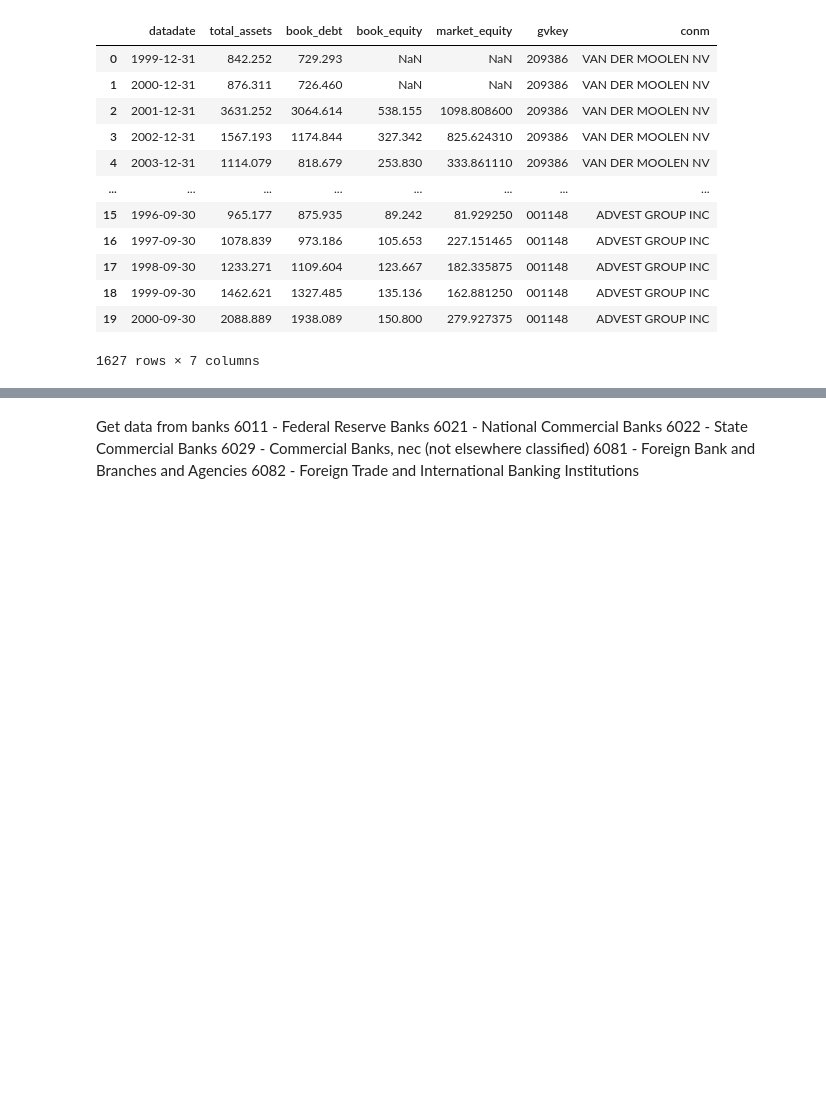
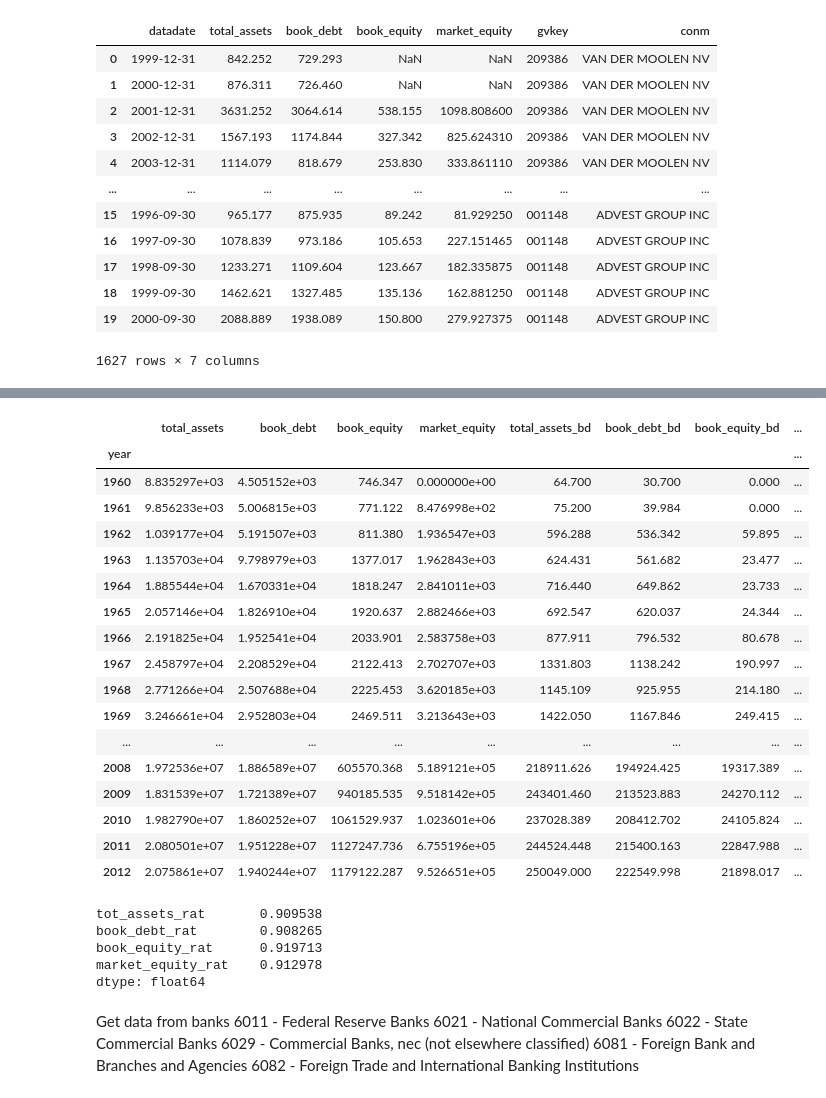
Before and after one commit to 1scarecrow1/intermediary-asset-pricing, a Jupyter notebook: src/Table02.ipynb, the cells around one changed output, grey strips where cells are left out. Saved outputs shown, nothing was run; the diff lists cells and outputs as text; code cells hidden in the pictures; blank space fills up the shorter version.

```diff
--- a/src/Table02.ipynb
+++ b/src/Table02.ipynb
@@ -104,7 +85,8 @@ Get all data from banks
 # %% [markdown]
 Get data from all firms in Compustat
 # %%
-prim_dealers.drop_duplicates()
+prim_dealers = prim_dealers.drop_duplicates()
+prim_dealers
 # %% [output]
 |  | datadate | total_assets | book_debt | book_equity | market_equity | gvkey | conm |
 | 0 | 1993-12-31 | 50782.297 | 47213.898 | 3226.500 | 7121.765625 | 008007 | WELLS FARGO & CO |
@@ -119,3 +101,11 @@ prim_dealers.drop_duplicates()
 | 6 | 2004-12-31 | 823953.817 | 797891.813 | 19230.729 | 44400.773200 | 015504 | ABN-AMRO HOLDINGS NV |
 | 7 | 2005-12-31 | 1043048.097 | 1014447.298 | 26314.109 | 49088.828800 | 015504 | ABN-AMRO HOLDINGS NV |
 816 rows × 7 columns
+# %%
+yearly_sum_pd = prim_dealers.groupby('datadate').agg({
+    'total_assets': 'sum',
+    'book_debt': 'sum',
+    'book_equity': 'sum',
+    'market_equity': 'sum'
+}).reset_index()
+yearly_sum_pd
@@ -205,7 +210,8 @@ print(empty_tickers)
 # %% [output]
 []
 # %%
-broker_dealers.drop_duplicates()
+broker_dealers = broker_dealers.drop_duplicates()
+broker_dealers
 # %% [output]
 |  | datadate | total_assets | book_debt | book_equity | market_equity | gvkey | conm |
 | 0 | 1999-12-31 | 842.252 | 729.293 | NaN | NaN | 209386 | VAN DER MOOLEN NV |
@@ -220,3 +226,12 @@ broker_dealers.drop_duplicates()
 | 18 | 1999-09-30 | 1462.621 | 1327.485 | 135.136 | 162.881250 | 001148 | ADVEST GROUP INC |
 | 19 | 2000-09-30 | 2088.889 | 1938.089 | 150.800 | 279.927375 | 001148 | ADVEST GROUP INC |
 1627 rows × 7 columns
+# %%
+yearly_sum_bd = broker_dealers.groupby('datadate').agg({
+    'total_assets': 'sum',
+    'book_debt': 'sum',
+    'book_equity': 'sum',
+    'market_equity': 'sum'
+}).reset_index()
+yearly_sum_bd = yearly_sum_bd.rename(columns={'total_assets':'total_assets_bd', 'book_debt':'book_debt_bd', 'book_equity':'book_equity_bd','market_equity':'market_equity_bd' })
+yearly_sum_bd
@@ -223,3 +252,49 @@ broker_dealers.drop_duplicates()
+# %%
+merged_pd_bd = pd.merge(yearly_sum_pd, yearly_sum_bd, left_on='datadate', right_on='datadate')
+merged_pd_bd.index = pd.to_datetime(merged_pd_bd['datadate'])
+merged_pd_bd['year'] = pd.to_datetime(merged_pd_bd['datadate']).dt.year
+merged_pd_bd = merged_pd_bd.groupby('year').agg({
+    'total_assets': 'sum',
+    'book_debt': 'sum',
+    'book_equity': 'sum',
+    'market_equity': 'sum',
+    'total_assets_bd': 'sum',
+    'book_debt_bd': 'sum',
+    'book_equity_bd': 'sum',
+    'market_equity_bd': 'sum'
+})
+merged_pd_bd
+# %% [output]
+|  | total_assets | book_debt | book_equity | market_equity | total_assets_bd | book_debt_bd | book_equity_bd | ... |
+| year |  |  |  |  |  |  |  | ... |
+| 1960 | 8.835297e+03 | 4.505152e+03 | 746.347 | 0.000000e+00 | 64.700 | 30.700 | 0.000 | ... |
+| 1961 | 9.856233e+03 | 5.006815e+03 | 771.122 | 8.476998e+02 | 75.200 | 39.984 | 0.000 | ... |
+| 1962 | 1.039177e+04 | 5.191507e+03 | 811.380 | 1.936547e+03 | 596.288 | 536.342 | 59.895 | ... |
+| 1963 | 1.135703e+04 | 9.798979e+03 | 1377.017 | 1.962843e+03 | 624.431 | 561.682 | 23.477 | ... |
+| 1964 | 1.885544e+04 | 1.670331e+04 | 1818.247 | 2.841011e+03 | 716.440 | 649.862 | 23.733 | ... |
+| 1965 | 2.057146e+04 | 1.826910e+04 | 1920.637 | 2.882466e+03 | 692.547 | 620.037 | 24.344 | ... |
+| 1966 | 2.191825e+04 | 1.952541e+04 | 2033.901 | 2.583758e+03 | 877.911 | 796.532 | 80.678 | ... |
+| 1967 | 2.458797e+04 | 2.208529e+04 | 2122.413 | 2.702707e+03 | 1331.803 | 1138.242 | 190.997 | ... |
+| 1968 | 2.771266e+04 | 2.507688e+04 | 2225.453 | 3.620185e+03 | 1145.109 | 925.955 | 214.180 | ... |
+| 1969 | 3.246661e+04 | 2.952803e+04 | 2469.511 | 3.213643e+03 | 1422.050 | 1167.846 | 249.415 | ... |
+| ... | ... | ... | ... | ... | ... | ... | ... | ... |
+| 2008 | 1.972536e+07 | 1.886589e+07 | 605570.368 | 5.189121e+05 | 218911.626 | 194924.425 | 19317.389 | ... |
+| 2009 | 1.831539e+07 | 1.721389e+07 | 940185.535 | 9.518142e+05 | 243401.460 | 213523.883 | 24270.112 | ... |
+| 2010 | 1.982790e+07 | 1.860252e+07 | 1061529.937 | 1.023601e+06 | 237028.389 | 208412.702 | 24105.824 | ... |
+| 2011 | 2.080501e+07 | 1.951228e+07 | 1127247.736 | 6.755196e+05 | 244524.448 | 215400.163 | 22847.988 | ... |
+| 2012 | 2.075861e+07 | 1.940244e+07 | 1179122.287 | 9.526651e+05 | 250049.000 | 222549.998 | 21898.017 | ... |
+# %%
+merged_pd_bd['tot_assets_rat'] = merged_pd_bd['total_assets']/(merged_pd_bd['total_assets_bd']+merged_pd_bd['total_assets'])
+merged_pd_bd['book_debt_rat'] = merged_pd_bd['book_debt']/(merged_pd_bd['book_debt_bd']+merged_pd_bd['book_debt'])
+merged_pd_bd['book_equity_rat'] = merged_pd_bd['book_equity']/(merged_pd_bd['book_equity_bd']+merged_pd_bd['book_equity'])
+merged_pd_bd['market_equity_rat'] = merged_pd_bd['market_equity']/(merged_pd_bd['market_equity_bd']+merged_pd_bd['market_equity'])
+merged_pd_bd[['tot_assets_rat', 'book_debt_rat', 'book_equity_rat','market_equity_rat']].mean()
+# %% [output]
+tot_assets_rat       0.909538
+book_debt_rat        0.908265
+book_equity_rat      0.919713
+market_equity_rat    0.912978
+dtype: float64
 # %% [markdown]
 Get data from banks
 6011 - Federal Reserve Banks
```
Also changed, not shown: parts of 12 cells of this notebook.
